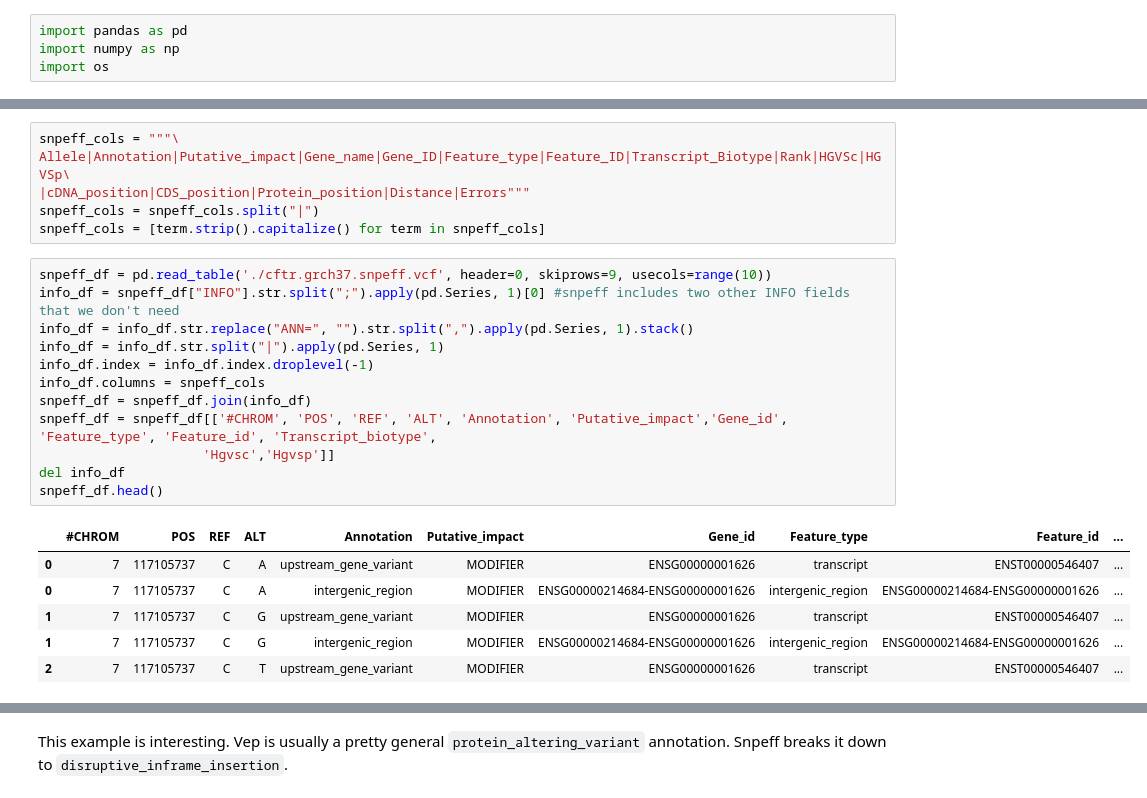
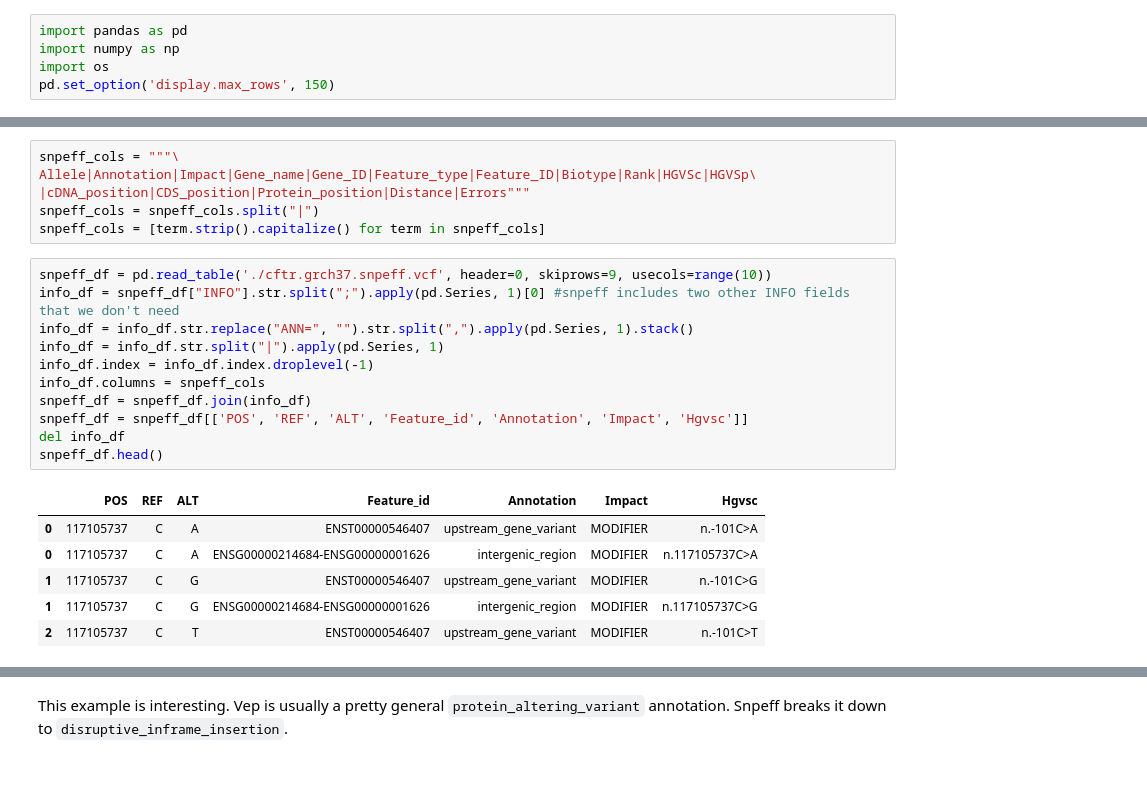
Before and after one commit to andrewjesaitis/variant-annotation-comparison-2017, a Jupyter notebook: Variant-Annotation-Comparsion-2017.ipynb, the cells around one changed output, grey strips where cells are left out. Cells and saved outputs as stored; diff of their text form.

```diff
--- a/Variant-Annotation-Comparsion-2017.ipynb
+++ b/Variant-Annotation-Comparsion-2017.ipynb
@@ -2,5 +2,6 @@
 import pandas as pd
 import numpy as np
 import os
+pd.set_option('display.max_rows', 150)
 # %%
 vep_cols = """\
@@ -33,28 +32,27 @@ vep_df.head()
 # %%
 snpeff_cols = """\
-Allele|Annotation|Putative_impact|Gene_name|Gene_ID|Feature_type|Feature_ID|Transcript_Biotype|Rank|HGVSc|HGVSp\
+Allele|Annotation|Impact|Gene_name|Gene_ID|Feature_type|Feature_ID|Biotype|Rank|HGVSc|HGVSp\
 |cDNA_position|CDS_position|Protein_position|Distance|Errors"""
 snpeff_cols = snpeff_cols.split("|")
 snpeff_cols = [term.strip().capitalize() for term in snpeff_cols]
 # %%
 snpeff_df = pd.read_table('./cftr.grch37.snpeff.vcf', header=0, skiprows=9, usecols=range(10))
 info_df = snpeff_df["INFO"].str.split(";").apply(pd.Series, 1)[0] #snpeff includes two other INFO fields that we don't need
 info_df = info_df.str.replace("ANN=", "").str.split(",").apply(pd.Series, 1).stack()
 info_df = info_df.str.split("|").apply(pd.Series, 1)
 info_df.index = info_df.index.droplevel(-1)
 info_df.columns = snpeff_cols
 snpeff_df = snpeff_df.join(info_df)
-snpeff_df = snpeff_df[['#CHROM', 'POS', 'REF', 'ALT', 'Annotation', 'Putative_impact','Gene_id', 'Feature_type', 'Feature_id', 'Transcript_biotype',
-                     'Hgvsc','Hgvsp']]
+snpeff_df = snpeff_df[['POS', 'REF', 'ALT', 'Feature_id', 'Annotation', 'Impact', 'Hgvsc']]
 del info_df
 snpeff_df.head()
 # %% [output]
-|  | #CHROM | POS | REF | ALT | Annotation | Putative_impact | Gene_id | Feature_type | Feature_id | ... |
-| 0 | 7 | 117105737 | C | A | upstream_gene_variant | MODIFIER | ENSG00000001626 | transcript | ENST00000546407 | ... |
-| 0 | 7 | 117105737 | C | A | intergenic_region | MODIFIER | ENSG00000214684-ENSG00000001626 | intergenic_region | ENSG00000214684-ENSG00000001626 | ... |
-| 1 | 7 | 117105737 | C | G | upstream_gene_variant | MODIFIER | ENSG00000001626 | transcript | ENST00000546407 | ... |
-| 1 | 7 | 117105737 | C | G | intergenic_region | MODIFIER | ENSG00000214684-ENSG00000001626 | intergenic_region | ENSG00000214684-ENSG00000001626 | ... |
-| 2 | 7 | 117105737 | C | T | upstream_gene_variant | MODIFIER | ENSG00000001626 | transcript | ENST00000546407 | ... |
+|  | POS | REF | ALT | Feature_id | Annotation | Impact | Hgvsc |
+| 0 | 117105737 | C | A | ENST00000546407 | upstream_gene_variant | MODIFIER | n.-101C>A |
+| 0 | 117105737 | C | A | ENSG00000214684-ENSG00000001626 | intergenic_region | MODIFIER | n.117105737C>A |
+| 1 | 117105737 | C | G | ENST00000546407 | upstream_gene_variant | MODIFIER | n.-101C>G |
+| 1 | 117105737 | C | G | ENSG00000214684-ENSG00000001626 | intergenic_region | MODIFIER | n.117105737C>G |
+| 2 | 117105737 | C | T | ENST00000546407 | upstream_gene_variant | MODIFIER | n.-101C>T |
 # %%
 #From http://snpeff.sourceforge.net/VCFannotationformat_v1.0.pdf with additions:
 #VEP: non_coding_transcript_exon_variant, non_coding_transcript_variant, protein altering variant,
```
Also changed, not shown: parts of 34 cells of this notebook.
